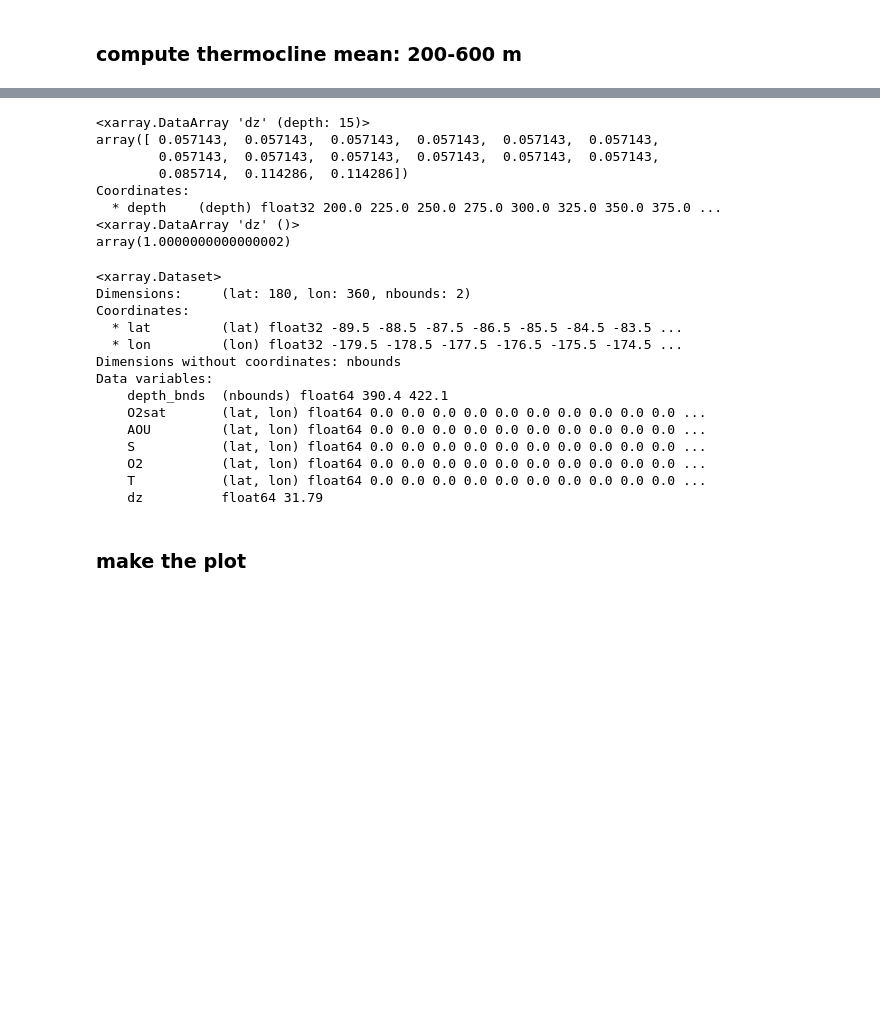
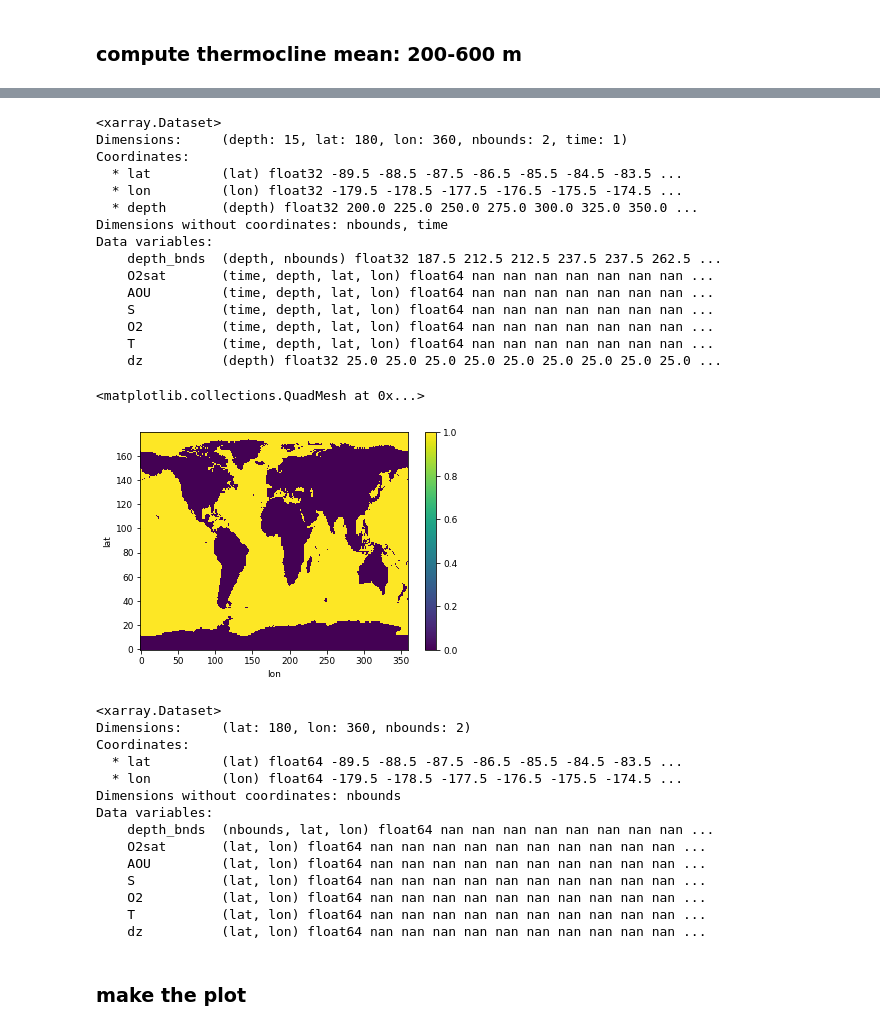
Before and after one commit to matt-long/iucn-deoxygenation-report, a Jupyter notebook: plot_woa_thermocline_o2_and_age_metric.ipynb, the cells around one changed output, grey strips where cells are left out. Saved outputs shown, nothing was run; the diff lists cells and outputs as text; code cells hidden in the pictures; blank space fills up the shorter version.

```diff
--- a/plot_woa_thermocline_o2_and_age_metric.ipynb
+++ b/plot_woa_thermocline_o2_and_age_metric.ipynb
@@ -131,34 +170,44 @@ Data variables:
 # %%
-zwgt = woa.dz / woa.dz.sum()
-print zwgt
-print zwgt.sum()
+zwgt = (woa.dz*rmask) / (woa.dz*rmask).sum(dim='depth')
+print woa
+zwgt.sum(dim='depth').plot()
 # %% [output]
-<xarray.DataArray 'dz' (depth: 15)>
-array([ 0.057143,  0.057143,  0.057143,  0.057143,  0.057143,  0.057143,
-        0.057143,  0.057143,  0.057143,  0.057143,  0.057143,  0.057143,
-        0.085714,  0.114286,  0.114286])
+<xarray.Dataset>
+Dimensions:     (depth: 15, lat: 180, lon: 360, nbounds: 2, time: 1)
 Coordinates:
-  * depth    (depth) float32 200.0 225.0 250.0 275.0 300.0 325.0 350.0 375.0 ...
-<xarray.DataArray 'dz' ()>
-array(1.0000000000000002)
+  * lat         (lat) float32 -89.5 -88.5 -87.5 -86.5 -85.5 -84.5 -83.5 ...
+  * lon         (lon) float32 -179.5 -178.5 -177.5 -176.5 -175.5 -174.5 ...
+  * depth       (depth) float32 200.0 225.0 250.0 275.0 300.0 325.0 350.0 ...
+Dimensions without coordinates: nbounds, time
+Data variables:
+    depth_bnds  (depth, nbounds) float32 187.5 212.5 212.5 237.5 237.5 262.5 ...
+    O2sat       (time, depth, lat, lon) float64 nan nan nan nan nan nan nan ...
+    AOU         (time, depth, lat, lon) float64 nan nan nan nan nan nan nan ...
+    S           (time, depth, lat, lon) float64 nan nan nan nan nan nan nan ...
+    O2          (time, depth, lat, lon) float64 nan nan nan nan nan nan nan ...
+    T           (time, depth, lat, lon) float64 nan nan nan nan nan nan nan ...
+    dz          (depth) float32 25.0 25.0 25.0 25.0 25.0 25.0 25.0 25.0 25.0 ...
+<matplotlib.collections.QuadMesh at 0x...>
+[figure, added]
 # %%
 woa_tc = (woa*zwgt).sum(dim='depth').isel(time=0)
+woa_tc = woa_tc.where(zwgt.sum(dim='depth')>0)
 woa_tc
 # %% [output]
 <xarray.Dataset>
 Dimensions:     (lat: 180, lon: 360, nbounds: 2)
 Coordinates:
-  * lat         (lat) float32 -89.5 -88.5 -87.5 -86.5 -85.5 -84.5 -83.5 ...
-  * lon         (lon) float32 -179.5 -178.5 -177.5 -176.5 -175.5 -174.5 ...
+  * lat         (lat) float64 -89.5 -88.5 -87.5 -86.5 -85.5 -84.5 -83.5 ...
+  * lon         (lon) float64 -179.5 -178.5 -177.5 -176.5 -175.5 -174.5 ...
 Dimensions without coordinates: nbounds
 Data variables:
-    depth_bnds  (nbounds) float64 390.4 422.1
-    O2sat       (lat, lon) float64 0.0 0.0 0.0 0.0 0.0 0.0 0.0 0.0 0.0 0.0 ...
-    AOU         (lat, lon) float64 0.0 0.0 0.0 0.0 0.0 0.0 0.0 0.0 0.0 0.0 ...
-    S           (lat, lon) float64 0.0 0.0 0.0 0.0 0.0 0.0 0.0 0.0 0.0 0.0 ...
-    O2          (lat, lon) float64 0.0 0.0 0.0 0.0 0.0 0.0 0.0 0.0 0.0 0.0 ...
-    T           (lat, lon) float64 0.0 0.0 0.0 0.0 0.0 0.0 0.0 0.0 0.0 0.0 ...
-    dz          float64 31.79
+    depth_bnds  (nbounds, lat, lon) float64 nan nan nan nan nan nan nan nan ...
+    O2sat       (lat, lon) float64 nan nan nan nan nan nan nan nan nan nan ...
+    AOU         (lat, lon) float64 nan nan nan nan nan nan nan nan nan nan ...
+    S           (lat, lon) float64 nan nan nan nan nan nan nan nan nan nan ...
+    O2          (lat, lon) float64 nan nan nan nan nan nan nan nan nan nan ...
+    T           (lat, lon) float64 nan nan nan nan nan nan nan nan nan nan ...
+    dz          (lat, lon) float64 nan nan nan nan nan nan nan nan nan nan ...
 # %% [markdown]
 ### make the plot
 # %%
```
Also changed, not shown: parts of 5 cells of this notebook, 42 other files.
